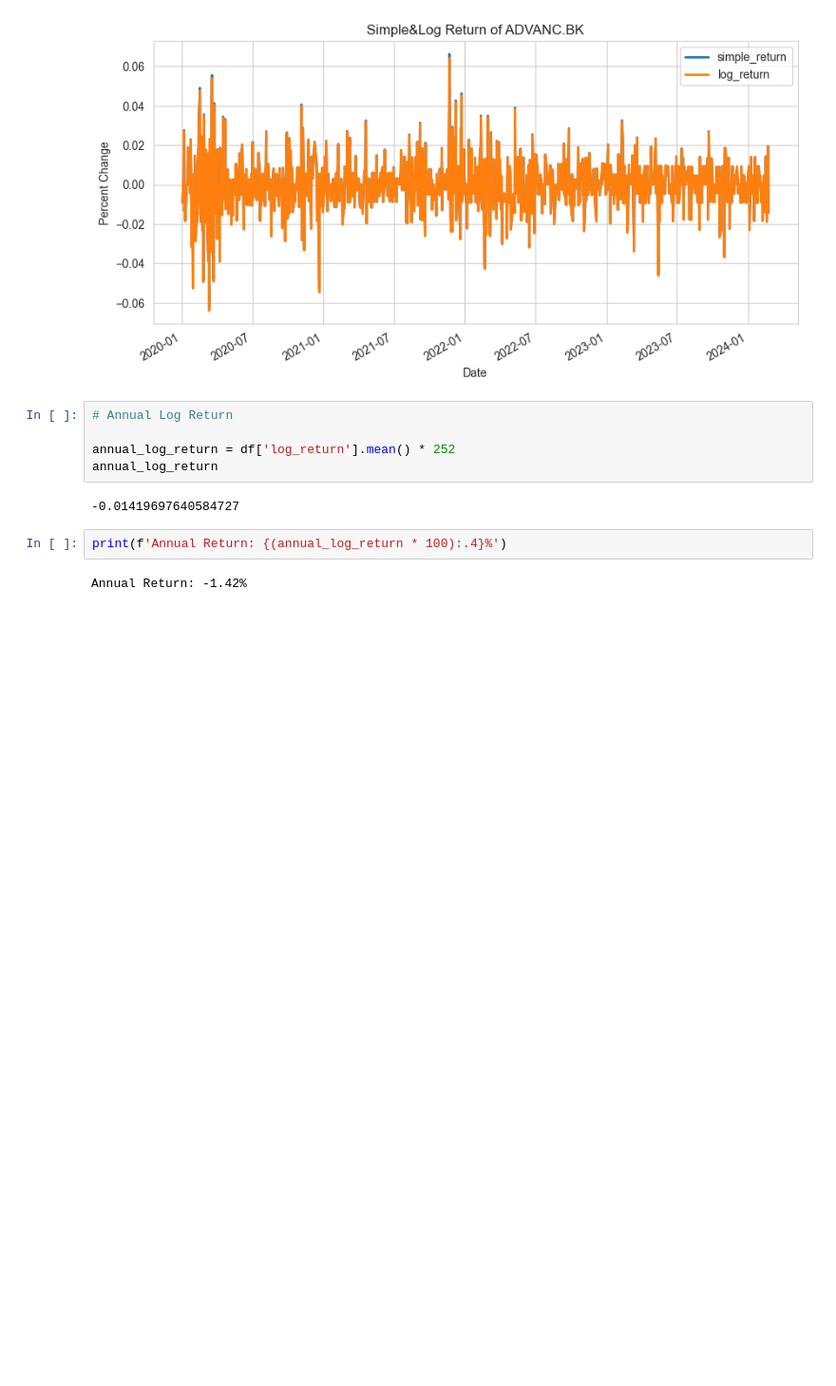
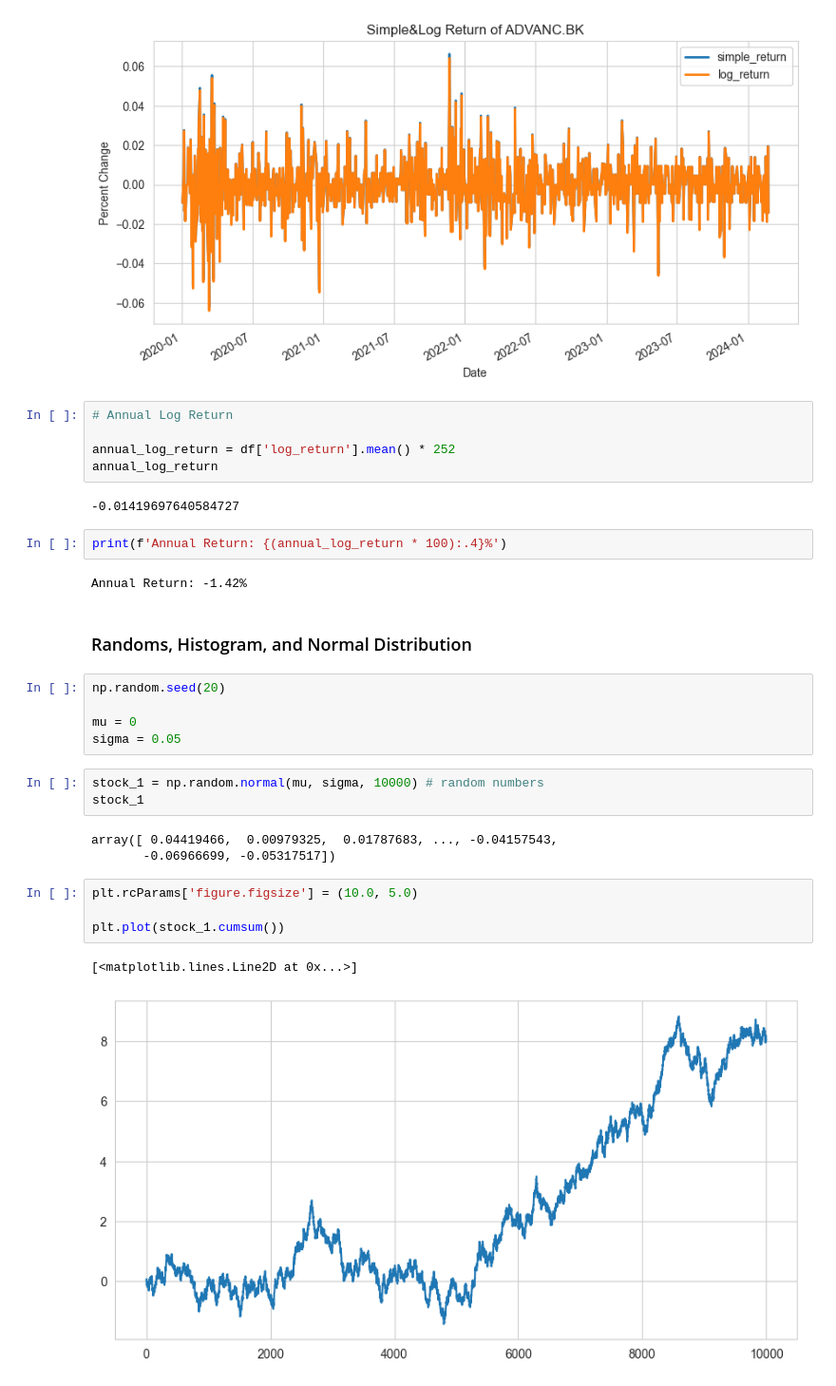
Before and after one commit to pNatTueku/basicPython, a Jupyter notebook: basic_statistics.ipynb, the cells around one changed output. Shown at 95% size. Saved outputs shown, nothing was run; the diff lists cells and outputs as text; blank space fills up the shorter version.

```diff
--- a/basic_statistics.ipynb
+++ b/basic_statistics.ipynb
@@ -194,3 +194,23 @@ annual_log_return
 print(f'Annual Return: {(annual_log_return * 100):.4}%')
 # %% [output]
 Annual Return: -1.42%
+# %% [markdown]
+### Randoms, Histogram, and Normal Distribution
+# %%
+np.random.seed(20)
+
+mu = 0
+sigma = 0.05
+# %%
+stock_1 = np.random.normal(mu, sigma, 10000) # random numbers
+stock_1
+# %% [output]
+array([ 0.04419466,  0.00979325,  0.01787683, ..., -0.04157543,
+       -0.06966699, -0.05317517])
+# %%
+plt.rcParams['figure.figsize'] = (10.0, 5.0)
+
+plt.plot(stock_1.cumsum())
+# %% [output]
+[<matplotlib.lines.Line2D at 0x...>]
+[figure, added]
```
Also changed, not shown: parts of 19 cells of this notebook.
